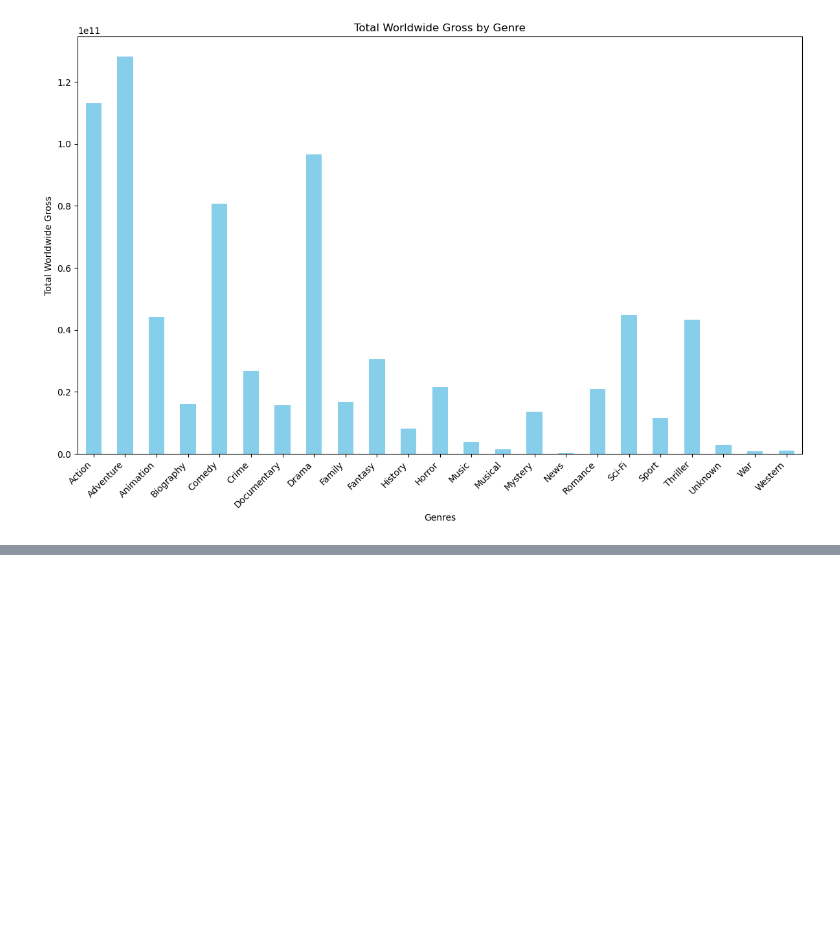
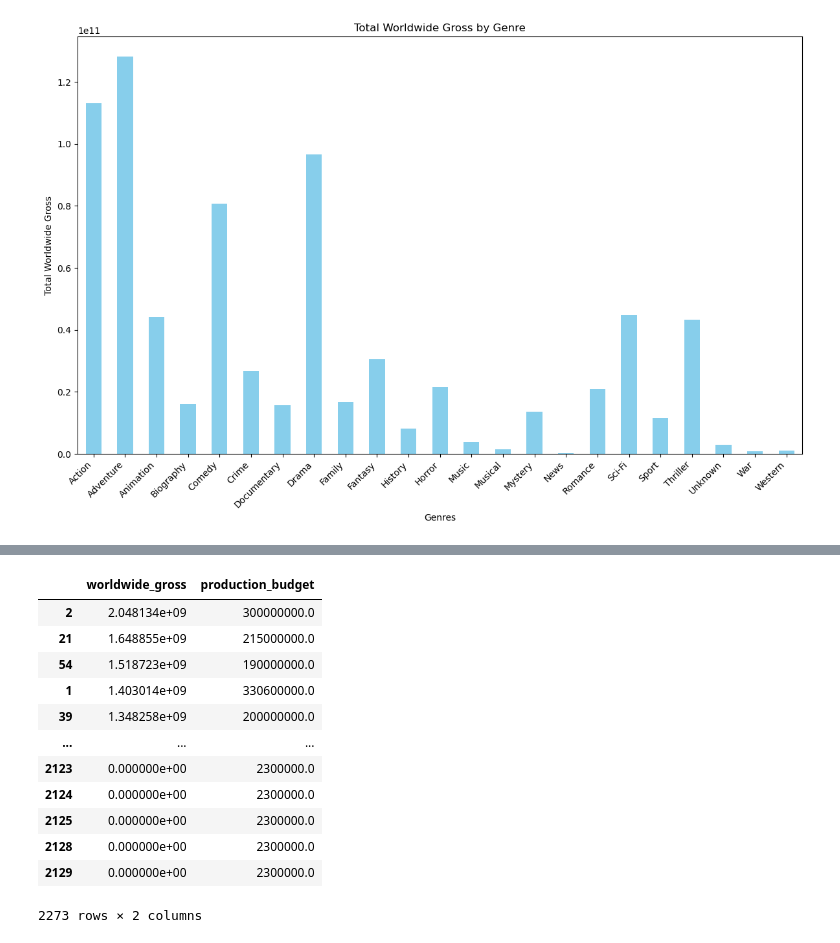
Before and after one commit to William-Itotia/dsc-phase-1-project-Microsoft-Analysis, a Jupyter notebook: student.ipynb, the cells around one changed output, grey strips where cells are left out. Saved outputs shown, nothing was run; the diff lists cells and outputs as text; code cells hidden in the pictures; blank space fills up the shorter version.

```diff
--- a/student.ipynb
+++ b/student.ipynb
@@ -513,0 +554,21 @@ plt.show()
+# %%
+#Is having a huge budget beneficial?
+#Display only worldwide gross and production budget, display worldwide gross in descending order to find the best performing production budget
+subset_budget = merged_movie_data_cleaned[['worldwide_gross', 'production_budget']]
+
+# Displaying the subset of data
+subset_budget
+# %% [output]
+|  | worldwide_gross | production_budget |
+| 2 | 2.048134e+09 | 300000000.0 |
+| 21 | 1.648855e+09 | 215000000.0 |
+| 54 | 1.518723e+09 | 190000000.0 |
+| 1 | 1.403014e+09 | 330600000.0 |
+| 39 | 1.348258e+09 | 200000000.0 |
+| ... | ... | ... |
+| 2123 | 0.000000e+00 | 2300000.0 |
+| 2124 | 0.000000e+00 | 2300000.0 |
+| 2125 | 0.000000e+00 | 2300000.0 |
+| 2128 | 0.000000e+00 | 2300000.0 |
+| 2129 | 0.000000e+00 | 2300000.0 |
+2273 rows × 2 columns
```
Also changed, not shown: parts of 10 cells of this notebook.
